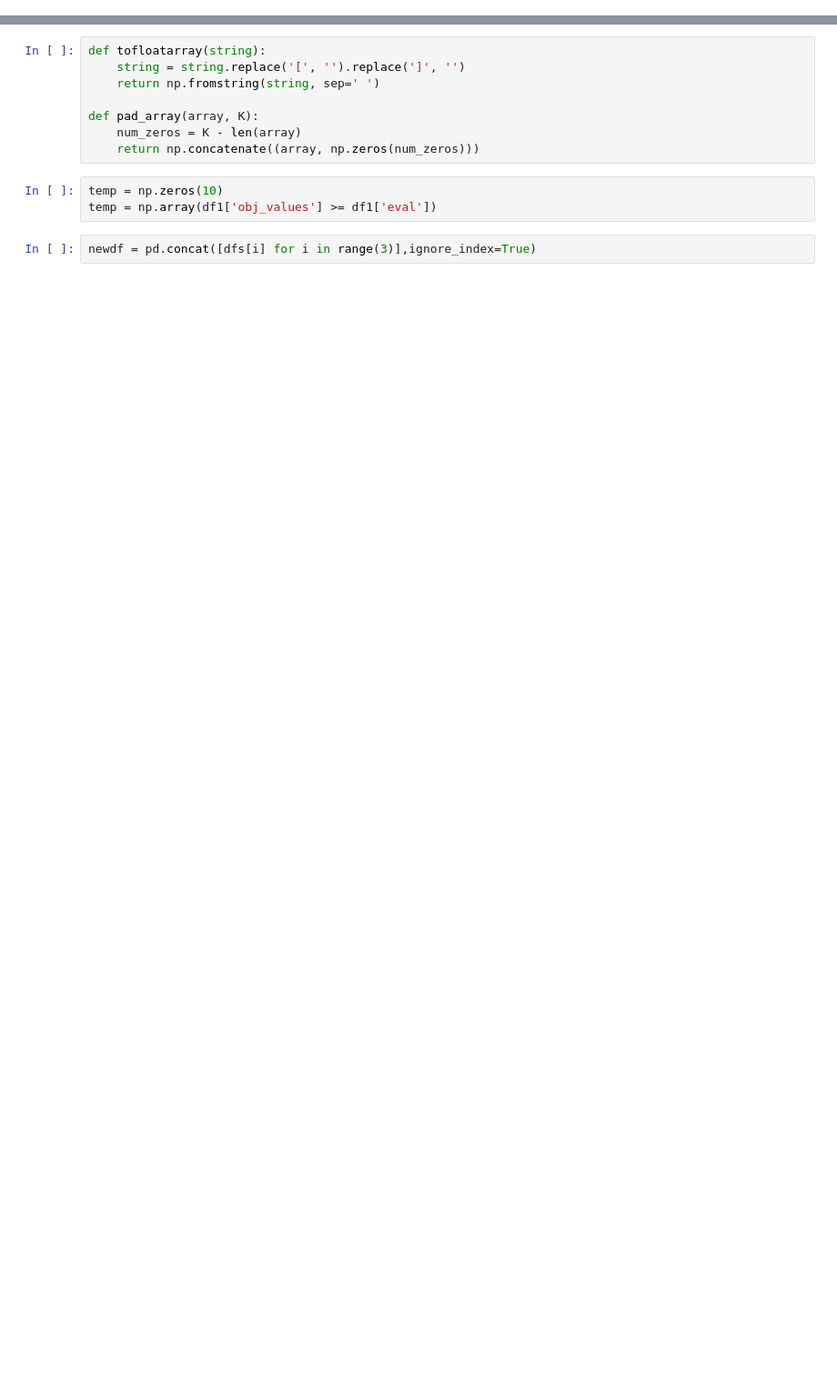
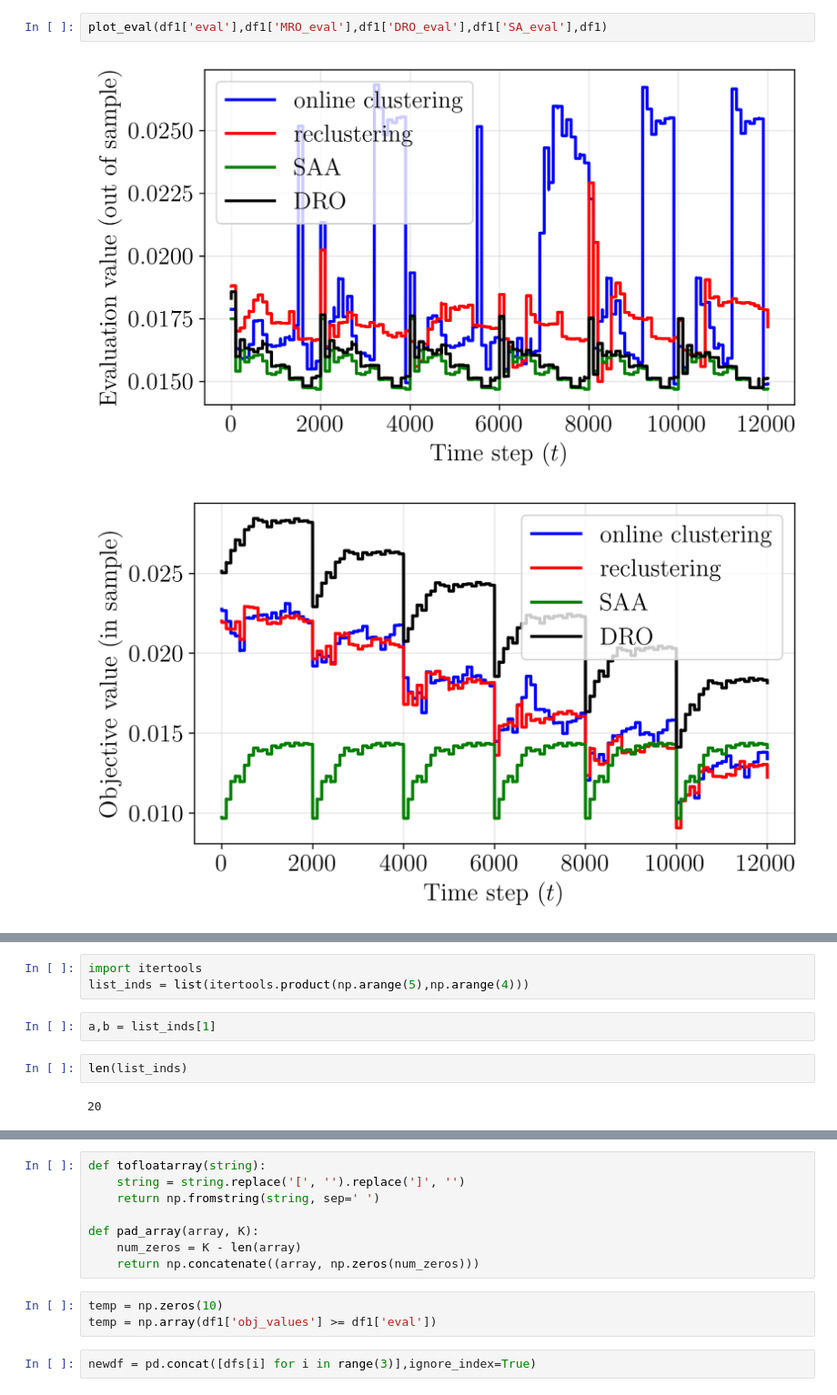
Before and after one commit to stellatogrp/online_mro, a Jupyter notebook: portfolio/online/analysis.ipynb, the cells around one changed output, grey strips where cells are left out. Shown at 91% size. Drawn from its saved outputs; the diff is of its cells as text; blank space fills up the shorter version.

```diff
--- a/portfolio/online/analysis.ipynb
+++ b/portfolio/online/analysis.ipynb
@@ -37,0 +148,5 @@ df['eval'], df['obj_values'], df['satisfy']
+# %%
+plot_eval(df1['eval'],df1['MRO_eval'],df1['DRO_eval'],df1['SA_eval'],df1)
+# %% [output]
+[figure, added]
+[figure, added]
@@ -37,0 +154,9 @@ df['eval'], df['obj_values'], df['satisfy']
+# %%
+import itertools
+list_inds = list(itertools.product(np.arange(5),np.arange(4)))
+# %%
+a,b = list_inds[1]
+# %%
+len(list_inds)
+# %% [output]
+20
```
Also changed, not shown: parts of 18 cells of this notebook, 3 other files.
